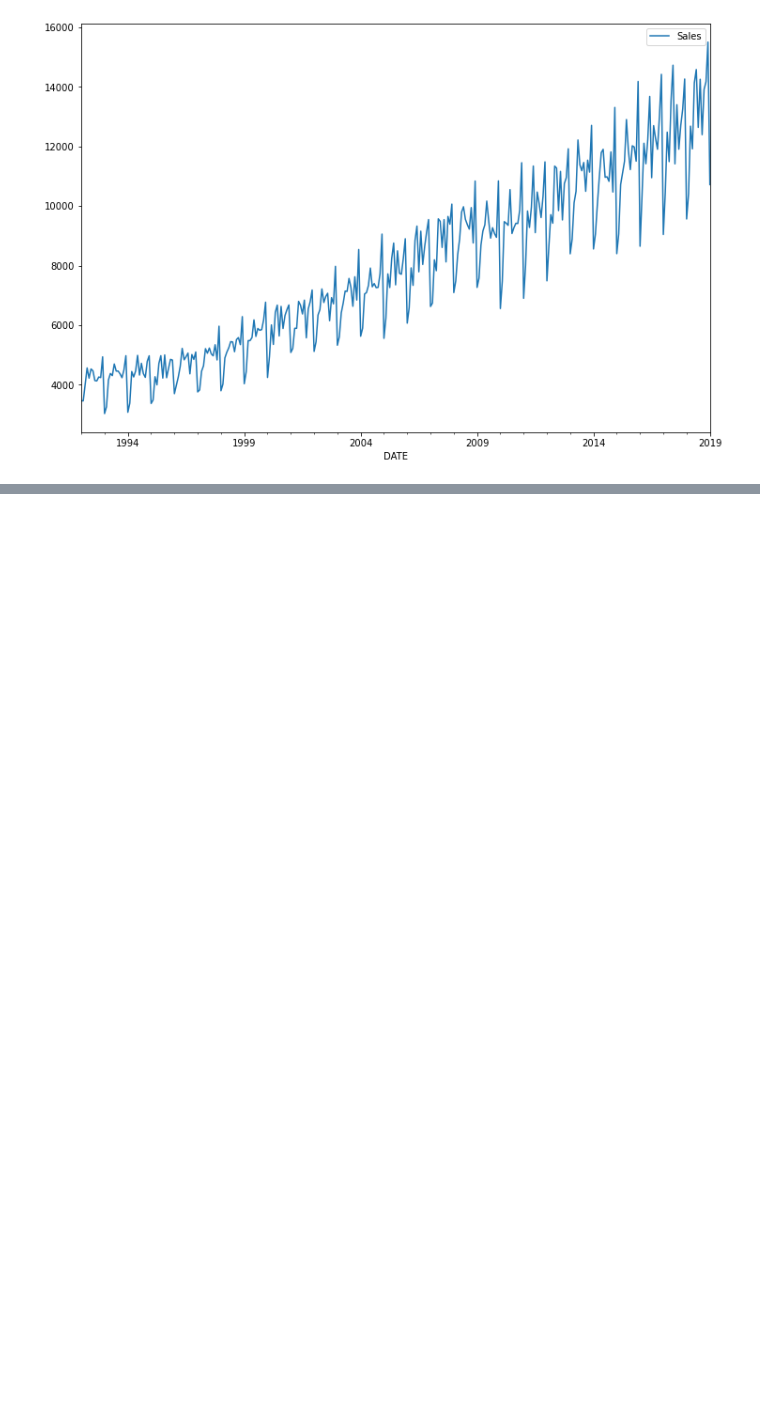
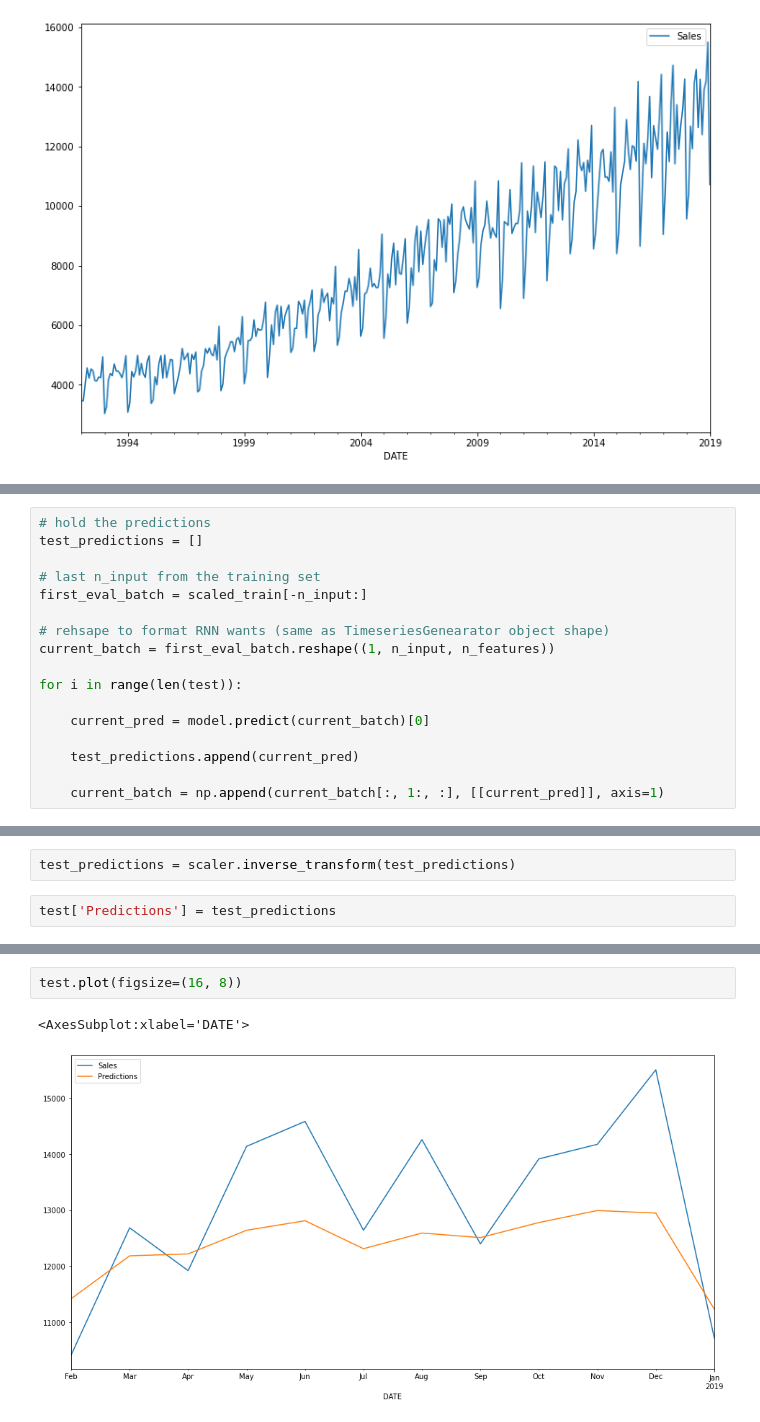
Before and after one commit to saifulrijal-ds/time-series-analysis-python, a Jupyter notebook: study-notes_deep-learning-for-forecasting.ipynb, the cells around one changed output, grey strips where cells are left out. Cells and saved outputs as stored; diff of their text form; blank space fills up the shorter version.

```diff
--- a/study-notes_deep-learning-for-forecasting.ipynb
+++ b/study-notes_deep-learning-for-forecasting.ipynb
@@ -176,0 +360,17 @@ df.plot(figsize=(12, 8))
+# %%
+# hold the predictions
+test_predictions = []
+
+# last n_input from the training set
+first_eval_batch = scaled_train[-n_input:]
+
+# rehsape to format RNN wants (same as TimeseriesGenearator object shape)
+current_batch = first_eval_batch.reshape((1, n_input, n_features))
+
+for i in range(len(test)):
+
+    current_pred = model.predict(current_batch)[0]
+
+    test_predictions.append(current_pred)
+
+    current_batch = np.append(current_batch[:, 1:, :], [[current_pred]], axis=1)
@@ -176,0 +392,4 @@ df.plot(figsize=(12, 8))
+# %%
+test_predictions = scaler.inverse_transform(test_predictions)
+# %%
+test['Predictions'] = test_predictions
@@ -176,0 +419,5 @@ df.plot(figsize=(12, 8))
+# %%
+test.plot(figsize=(16, 8))
+# %% [output]
+<AxesSubplot:xlabel='DATE'>
+[figure, added]
```
Also changed, not shown: parts of 40 cells of this notebook.
